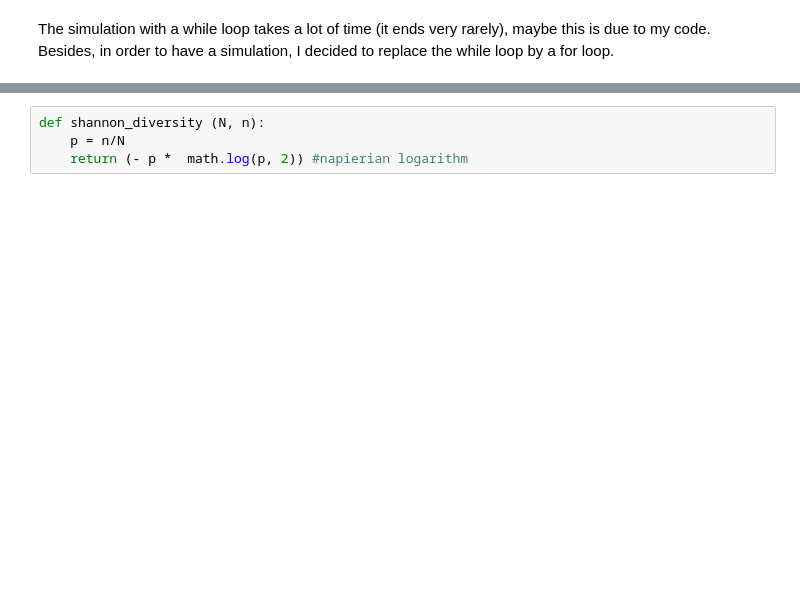
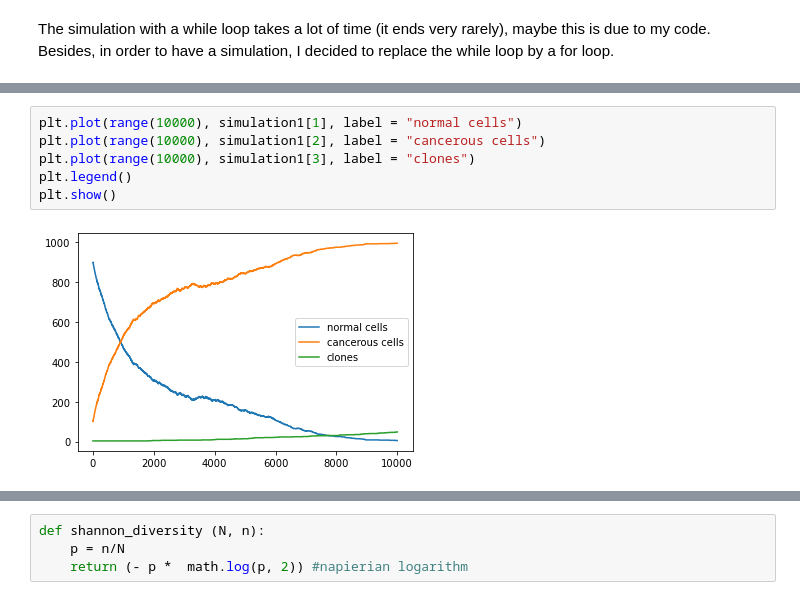
Before and after one commit to neonicoo/tumor-evolution-modeling, a Jupyter notebook: biological-network-mini-project.ipynb, the cells around one changed output, grey strips where cells are left out. Drawn from its saved outputs; the diff is of its cells as text; blank space fills up the shorter version.

```diff
--- a/biological-network-mini-project.ipynb
+++ b/biological-network-mini-project.ipynb
@@ -176,2 +181,10 @@ Total number of cells : 1000, number of normal cells : 6, number of cancerous ce
+# %%
+plt.plot(range(10000), simulation1[1], label = "normal cells")
+plt.plot(range(10000), simulation1[2], label = "cancerous cells")
+plt.plot(range(10000), simulation1[3], label = "clones")
+plt.legend()
+plt.show()
+# %% [output]
+[figure, added]
 # %%
 #With treatment :
```
Also changed, not shown: parts of 8 cells of this notebook.
